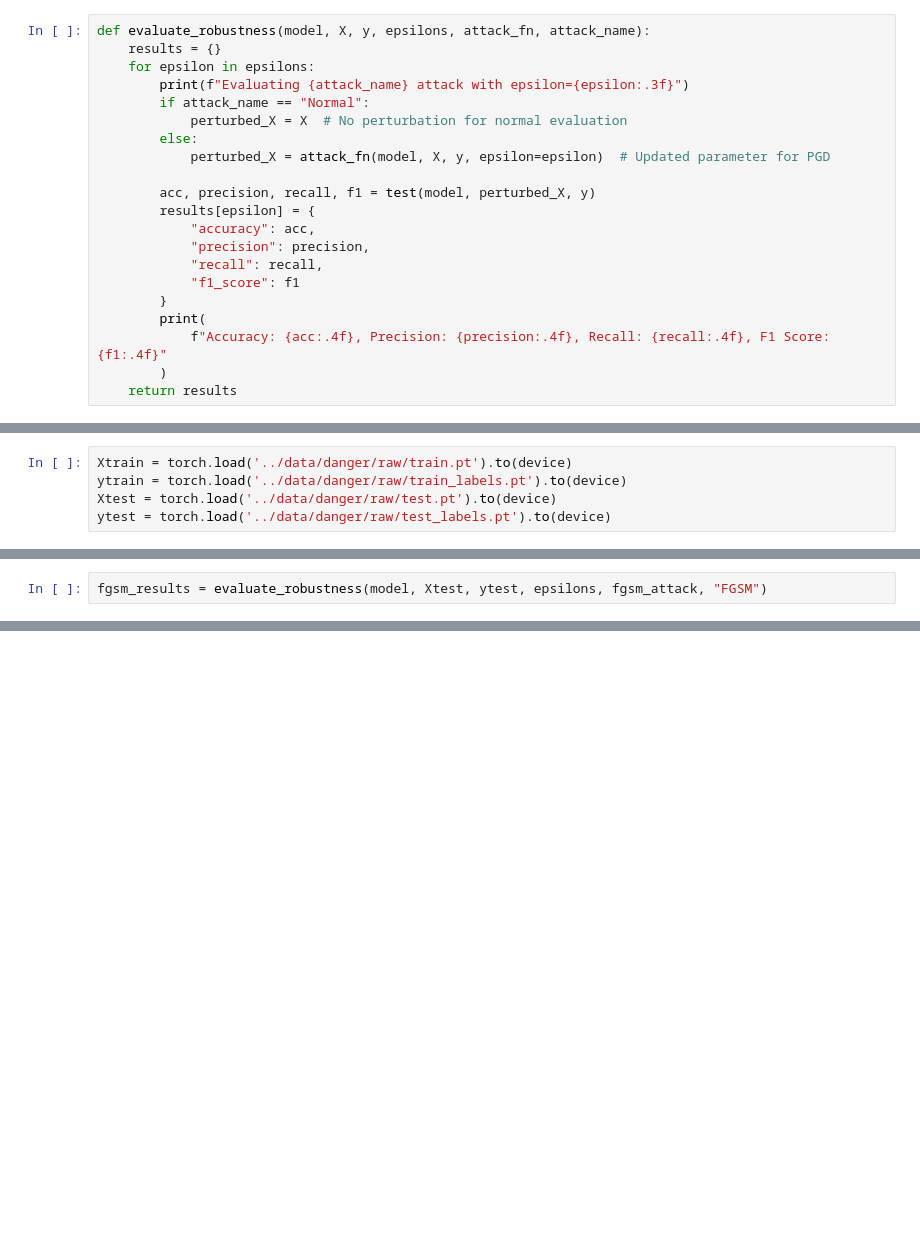
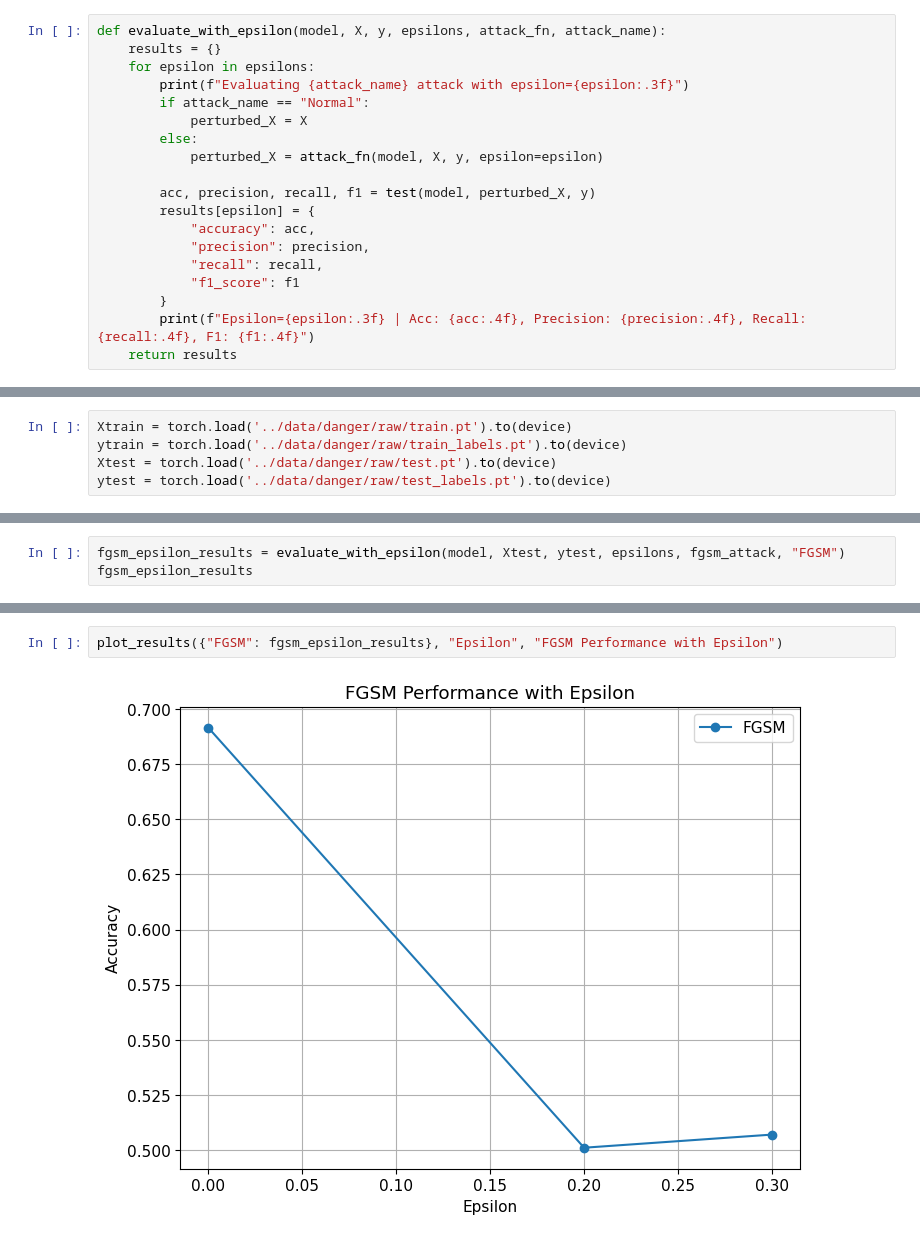
Before and after one commit to Ndkopacz/DefensiveDoorbell, a Jupyter notebook: ML/src/adversarial_attacks_experiment.ipynb, the cells around one changed output, grey strips where cells are left out. Cells and saved outputs as stored; diff of their text form; blank space fills up the shorter version.

```diff
--- a/ML/src/adversarial_attacks_experiment.ipynb
+++ b/ML/src/adversarial_attacks_experiment.ipynb
@@ -53,14 +73,14 @@ def test(model_t, X, y):
 
         return accuracy, precision, recall, f1
 # %%
-def evaluate_robustness(model, X, y, epsilons, attack_fn, attack_name):
+def evaluate_with_epsilon(model, X, y, epsilons, attack_fn, attack_name):
     results = {}
     for epsilon in epsilons:
         print(f"Evaluating {attack_name} attack with epsilon={epsilon:.3f}")
         if attack_name == "Normal":
-            perturbed_X = X  # No perturbation for normal evaluation
+            perturbed_X = X
         else:
-            perturbed_X = attack_fn(model, X, y, epsilon=epsilon)  # Updated parameter for PGD
+            perturbed_X = attack_fn(model, X, y, epsilon=epsilon)
 
         acc, precision, recall, f1 = test(model, perturbed_X, y)
         results[epsilon] = {
@@ -69,7 +89,5 @@ def evaluate_robustness(model, X, y, epsilons, attack_fn, attack_name):
             "recall": recall,
             "f1_score": f1
         }
-        print(
-            f"Accuracy: {acc:.4f}, Precision: {precision:.4f}, Recall: {recall:.4f}, F1 Score: {f1:.4f}"
-        )
+        print(f"Epsilon={epsilon:.3f} | Acc: {acc:.4f}, Precision: {precision:.4f}, Recall: {recall:.4f}, F1: {f1:.4f}")
     return results
@@ -106,2 +256,3 @@ normal_results = evaluate_robustness(model, Xtest, ytest, [0], lambda m, x, y, e
 # %%
-fgsm_results = evaluate_robustness(model, Xtest, ytest, epsilons, fgsm_attack, "FGSM")
+fgsm_epsilon_results = evaluate_with_epsilon(model, Xtest, ytest, epsilons, fgsm_attack, "FGSM")
+fgsm_epsilon_results
@@ -113,0 +287,4 @@ plot_accuracy(results_dict)
+# %%
+plot_results({"FGSM": fgsm_epsilon_results}, "Epsilon", "FGSM Performance with Epsilon")
+# %% [output]
+[figure, added]
```
Also changed, not shown: parts of 37 cells of this notebook, 1 other file.
